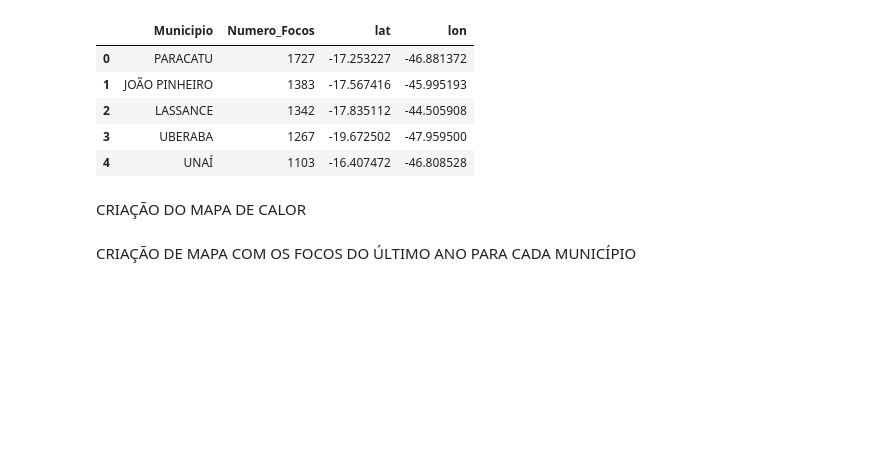
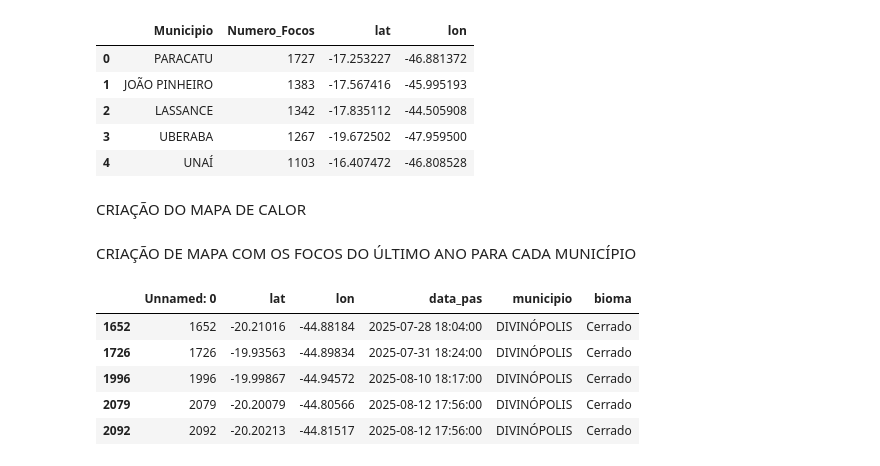
Before and after one commit to jvrezendem/analiseIncendioBR, a Jupyter notebook: notebooks/serieHistorica.ipynb, the cells around one changed output. Cells and saved outputs as stored; diff of their text form; code cells hidden in the pictures; blank space fills up the shorter version.

```diff
--- a/notebooks/serieHistorica.ipynb
+++ b/notebooks/serieHistorica.ipynb
@@ -316,6 +316,16 @@ def data_municipio(municipio: str, datasetPath: str):
     dataset = dataset[dataset["data_pas"].dt.year == 2025]
 
     return dataset
+# %%
+dados_divinopolis = data_municipio("DIVINÓPOLIS", "../data/processed/focos_mg_ref_2015-2025.csv")
+dados_divinopolis.head()
+# %% [output]
+|  | Unnamed: 0 | lat | lon | data_pas | municipio | bioma |
+| 1652 | 1652 | -20.21016 | -44.88184 | 2025-07-28 18:04:00 | DIVINÓPOLIS | Cerrado |
+| 1726 | 1726 | -19.93563 | -44.89834 | 2025-07-31 18:24:00 | DIVINÓPOLIS | Cerrado |
+| 1996 | 1996 | -19.99867 | -44.94572 | 2025-08-10 18:17:00 | DIVINÓPOLIS | Cerrado |
+| 2079 | 2079 | -20.20079 | -44.80566 | 2025-08-12 17:56:00 | DIVINÓPOLIS | Cerrado |
+| 2092 | 2092 | -20.20213 | -44.81517 | 2025-08-12 17:56:00 | DIVINÓPOLIS | Cerrado |
 # %%
 #criação de mapa de focos para o municipio no ultimo ano disponível
 municipio = input("Digite o nome do município para visualizar o mapa de focos de incêndio: ").upper()
```
Also changed, not shown: parts of 1 cell of this notebook, 6 other files.
